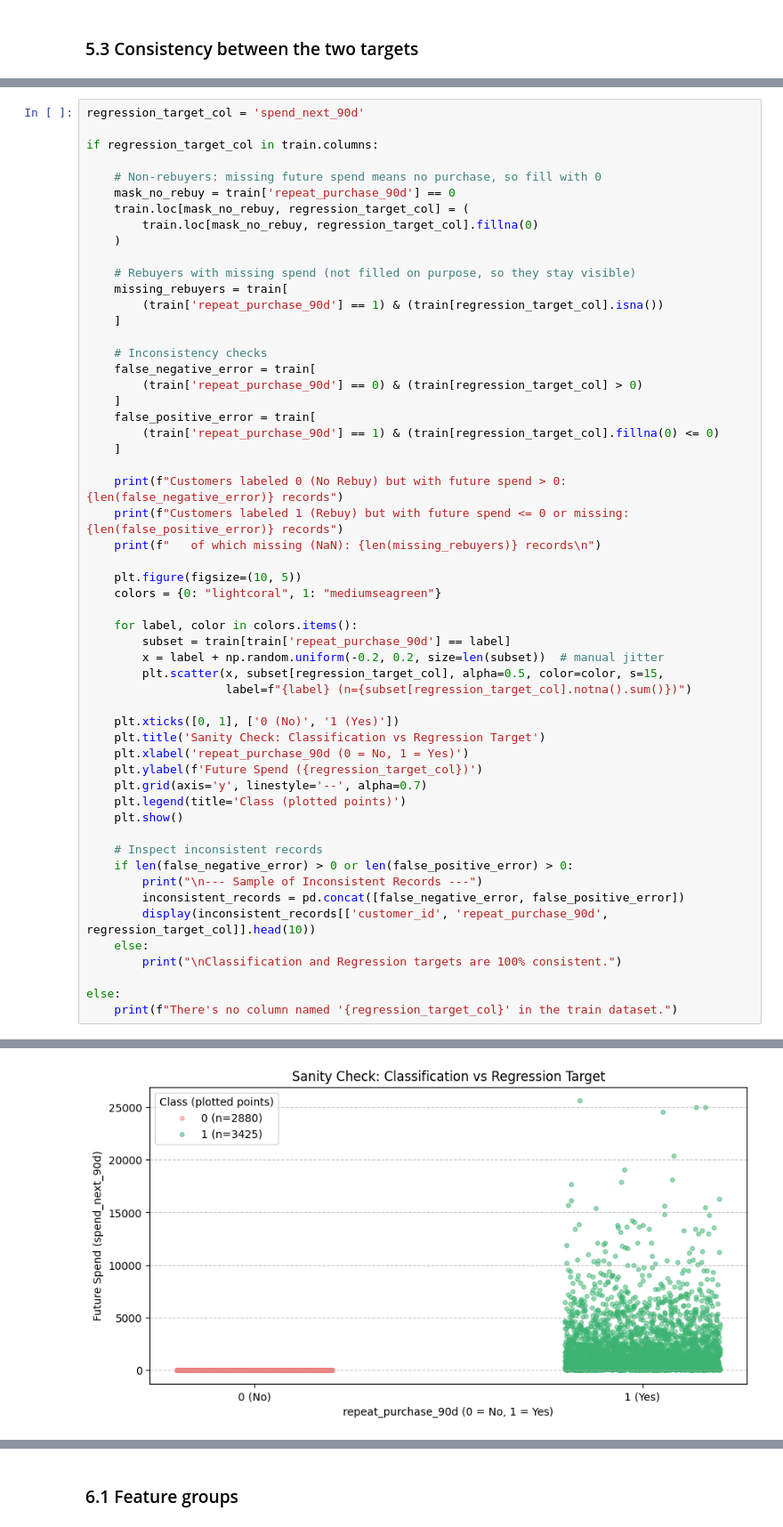
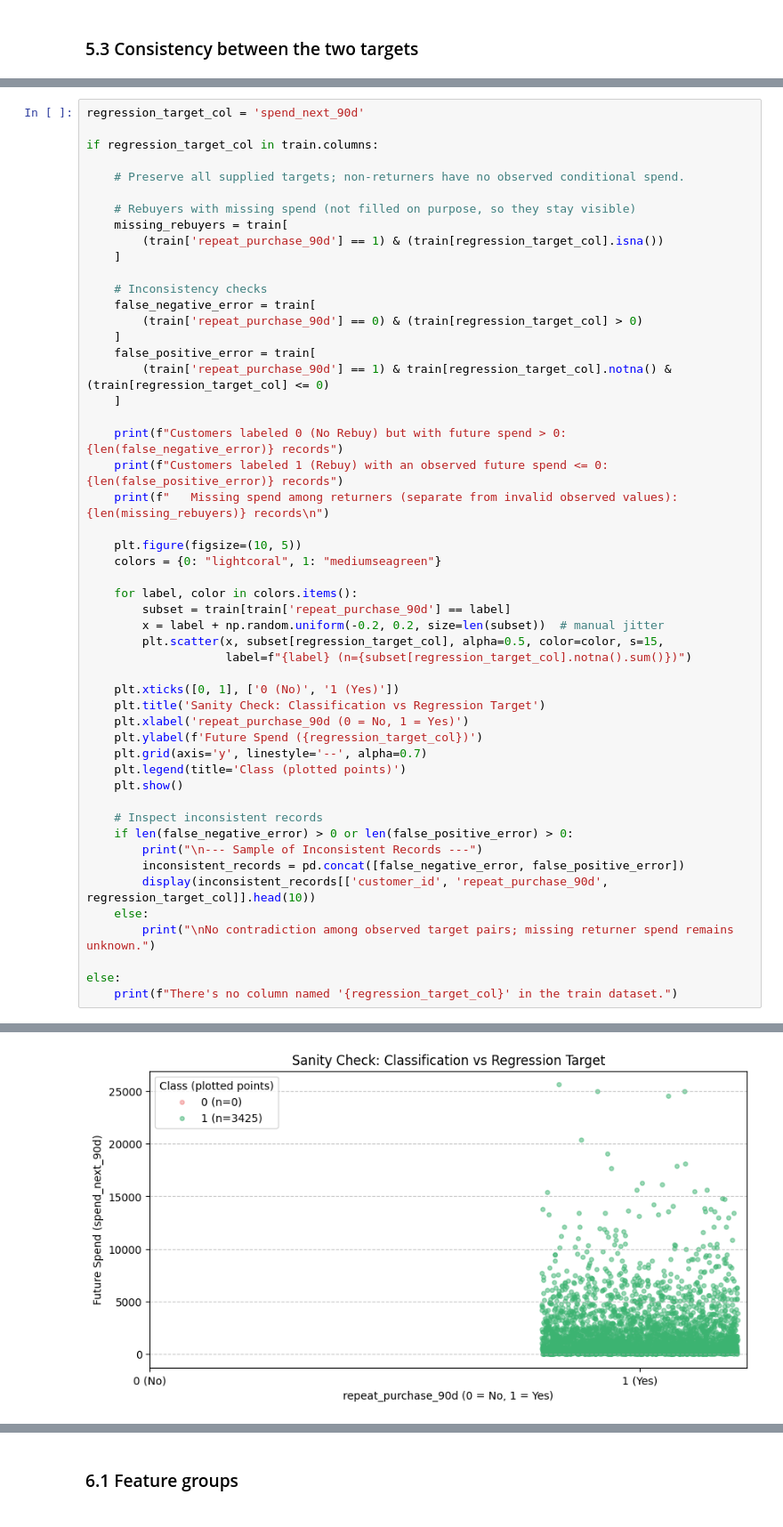
Before and after one commit to luisrafaelsoeiro/ETAI_Project, a Jupyter notebook: exploration.ipynb, the cells around one changed output, grey strips where cells are left out. Shown at 89% size. Cells and saved outputs as stored; diff of their text form.

```diff
--- a/exploration.ipynb
+++ b/exploration.ipynb
@@ -1206,11 +1191,7 @@ regression_target_col = 'spend_next_90d'
 
 if regression_target_col in train.columns:
 
-    # Non-rebuyers: missing future spend means no purchase, so fill with 0
-    mask_no_rebuy = train['repeat_purchase_90d'] == 0
-    train.loc[mask_no_rebuy, regression_target_col] = (
-        train.loc[mask_no_rebuy, regression_target_col].fillna(0)
-    )
+    # Preserve all supplied targets; non-returners have no observed conditional spend.
 
     # Rebuyers with missing spend (not filled on purpose, so they stay visible)
     missing_rebuyers = train[
@@ -1222,12 +1203,12 @@ if regression_target_col in train.columns:
         (train['repeat_purchase_90d'] == 0) & (train[regression_target_col] > 0)
     ]
     false_positive_error = train[
-        (train['repeat_purchase_90d'] == 1) & (train[regression_target_col].fillna(0) <= 0)
+        (train['repeat_purchase_90d'] == 1) & train[regression_target_col].notna() & (train[regression_target_col] <= 0)
     ]
 
     print(f"Customers labeled 0 (No Rebuy) but with future spend > 0: {len(false_negative_error)} records")
-    print(f"Customers labeled 1 (Rebuy) but with future spend <= 0 or missing: {len(false_positive_error)} records")
-    print(f"   of which missing (NaN): {len(missing_rebuyers)} records\n")
+    print(f"Customers labeled 1 (Rebuy) with an observed future spend <= 0: {len(false_positive_error)} records")
+    print(f"   Missing spend among returners (separate from invalid observed values): {len(missing_rebuyers)} records\n")
 
     plt.figure(figsize=(10, 5))
     colors = {0: "lightcoral", 1: "mediumseagreen"}
@@ -1252,7 +1233,7 @@ if regression_target_col in train.columns:
         inconsistent_records = pd.concat([false_negative_error, false_positive_error])
         display(inconsistent_records[['customer_id', 'repeat_purchase_90d', regression_target_col]].head(10))
     else:
-        print("\nClassification and Regression targets are 100% consistent.")
+        print("\nNo contradiction among observed target pairs; missing returner spend remains unknown.")
 
 else:
     print(f"There's no column named '{regression_target_col}' in the train dataset.")
@@ -1263 +1244 @@ Customers labeled 1 (Rebuy) but with future spend <= 0 or missing: 229 records
-[figure, old version]
+[figure, new version]
```
Also changed, not shown: parts of 83 cells of this notebook, 9 other files.
